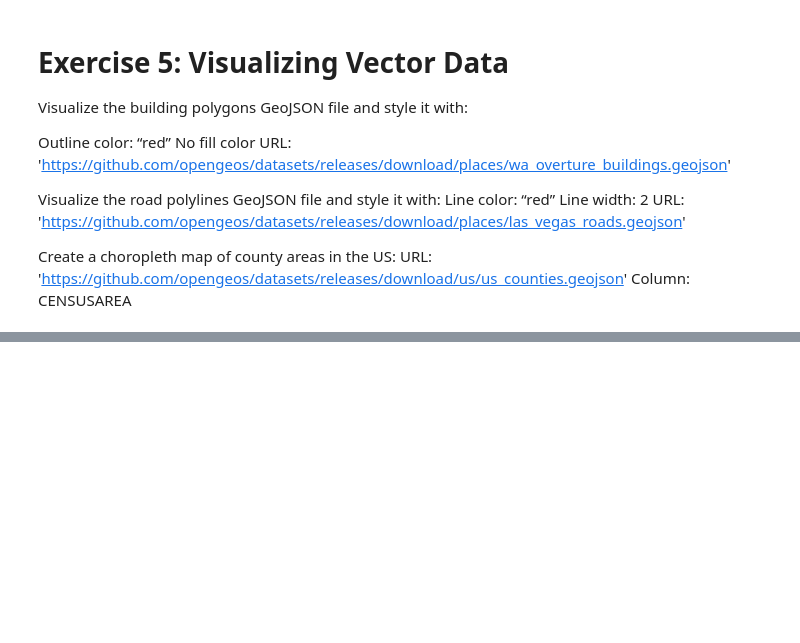
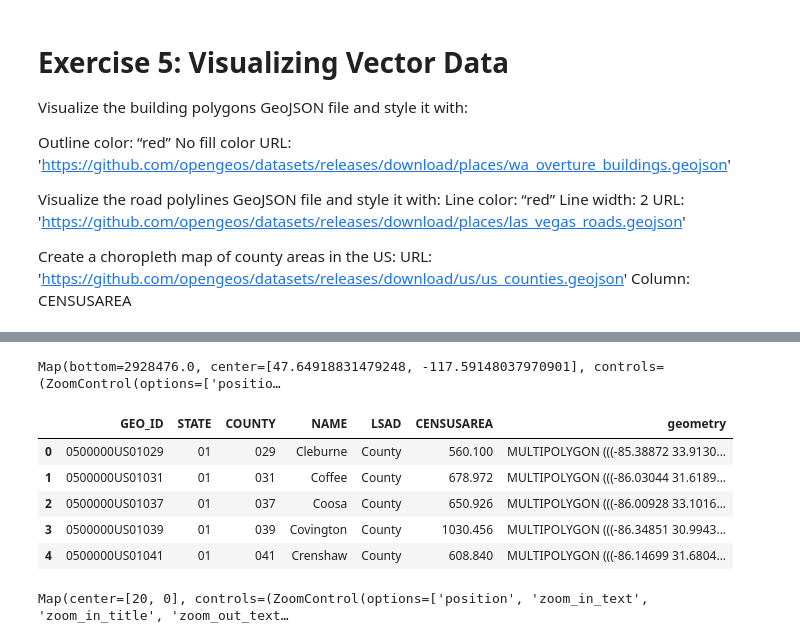
Before and after one commit to code4geoai/geospatial_course, a Jupyter notebook: Lab-7.ipynb, the cells around one changed output, grey strips where cells are left out. Saved outputs shown, nothing was run; the diff lists cells and outputs as text; code cells hidden in the pictures; blank space fills up the shorter version.

```diff
--- a/Lab-7.ipynb
+++ b/Lab-7.ipynb
@@ -171,0 +200,28 @@ Column: CENSUSAREA
+# %%
+style = { 'color' : 'red', 'weight':2}
+m5.add_geojson(polylines,style=style,layer_name='Las Vegas Roads',zoom_to_layer=True)
+m5
+# %% [output]
+Map(bottom=2928476.0, center=[47.64918831479248, -117.59148037970901], controls=(ZoomControl(options=['positio…
+# %%
+# 5.3 Create a choropleth
+url3 = 'https://github.com/opengeos/datasets/releases/download/us/us_counties.geojson'
+choropleth = gpd.read_file(url3)
+
+choropleth.head()
+# %% [output]
+|  | GEO_ID | STATE | COUNTY | NAME | LSAD | CENSUSAREA | geometry |
+| 0 | 0500000US01029 | 01 | 029 | Cleburne | County | 560.100 | MULTIPOLYGON (((-85.38872 33.9130... |
+| 1 | 0500000US01031 | 01 | 031 | Coffee | County | 678.972 | MULTIPOLYGON (((-86.03044 31.6189... |
+| 2 | 0500000US01037 | 01 | 037 | Coosa | County | 650.926 | MULTIPOLYGON (((-86.00928 33.1016... |
+| 3 | 0500000US01039 | 01 | 039 | Covington | County | 1030.456 | MULTIPOLYGON (((-86.34851 30.9943... |
+| 4 | 0500000US01041 | 01 | 041 | Crenshaw | County | 608.840 | MULTIPOLYGON (((-86.14699 31.6804... |
+# %%
+
+m5_3= leafmap.Map()
+m5_3.add_data(
+    choropleth, column = 'CENSUSAREA', scheme= 'Quantiles' , cmap = "Blues", legend_title='Population')
+
+m5_3
+# %% [output]
+Map(center=[20, 0], controls=(ZoomControl(options=['position', 'zoom_in_text', 'zoom_in_title', 'zoom_out_text…
```
Also changed, not shown: parts of 9 cells of this notebook, 1 other file.
